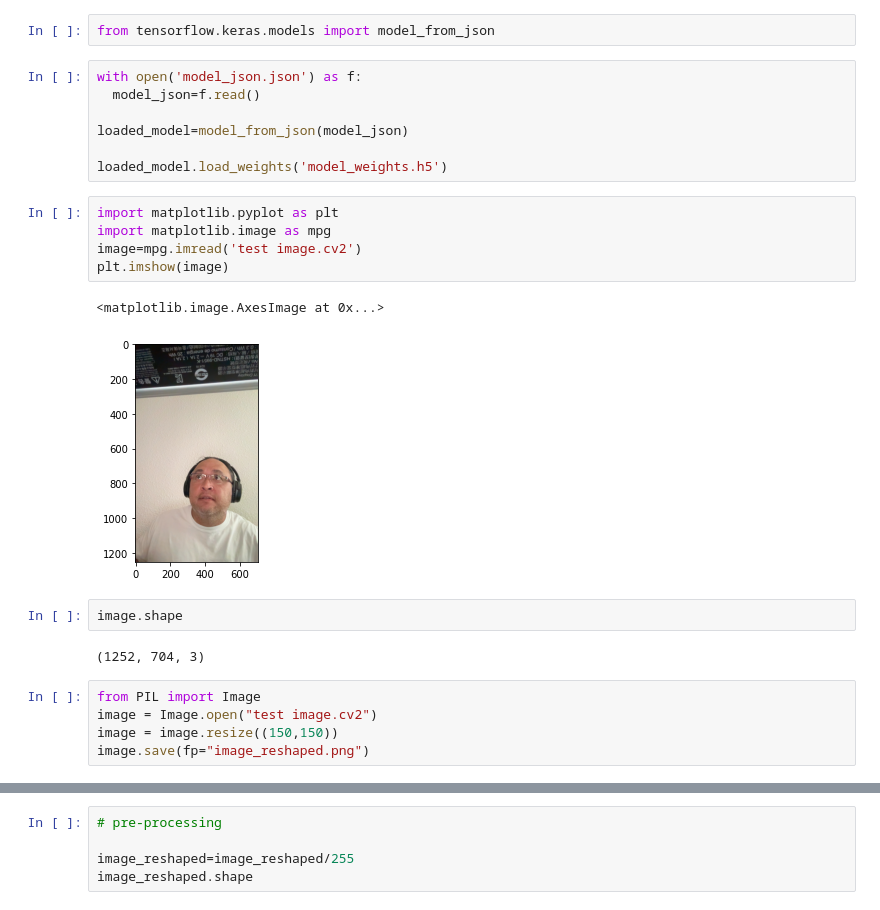
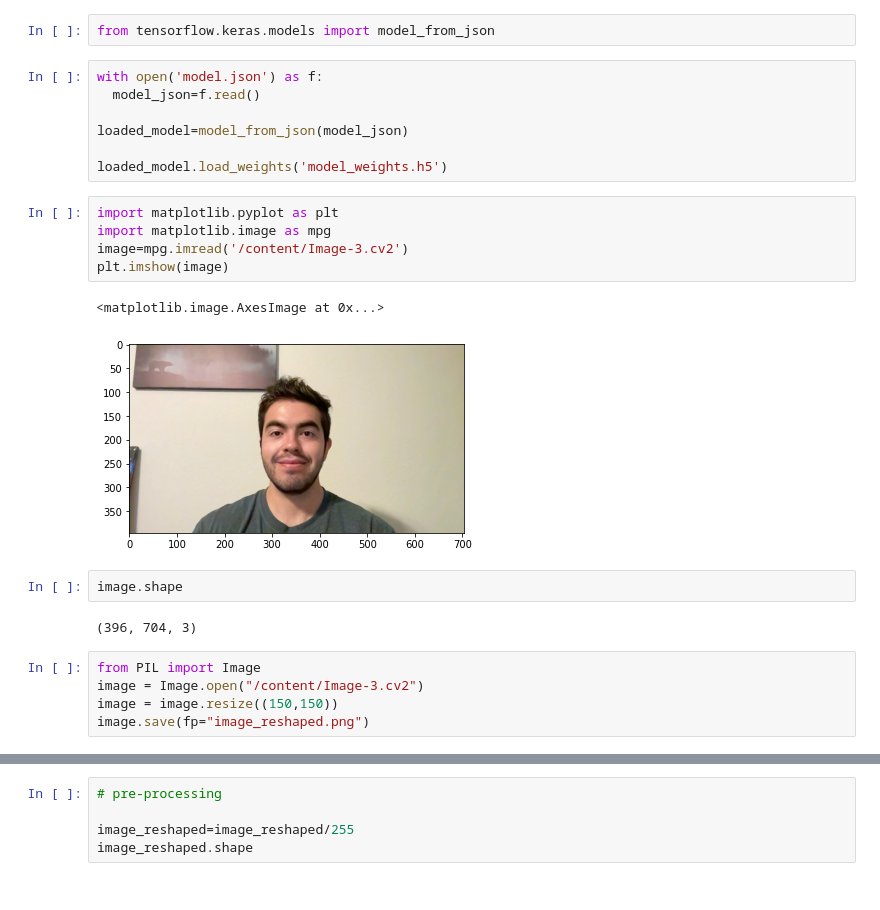
Before and after one commit to DigitalGoldRush/Project-2-Emotional-recognition, a Jupyter notebook: streamlit_image_uploader.ipynb, the cells around one changed output, grey strips where cells are left out. Cells and saved outputs as stored; diff of their text form.

```diff
--- a/streamlit_image_uploader.ipynb
+++ b/streamlit_image_uploader.ipynb
@@ -3,7 +3,7 @@
 # %%
 from tensorflow.keras.models import model_from_json
 # %%
-with open('model_json.json') as f:
+with open('model.json') as f:
   model_json=f.read()
 
 loaded_model=model_from_json(model_json)
@@ -12,18 +12,18 @@ loaded_model.load_weights('model_weights.h5')
 # %%
 import matplotlib.pyplot as plt
 import matplotlib.image as mpg
-image=mpg.imread('test image.cv2')
+image=mpg.imread('/content/Image-3.cv2')
 plt.imshow(image)
 # %% [output]
 <matplotlib.image.AxesImage at 0x...>
-[figure, old version]
+[figure, new version]
 # %%
 image.shape
 # %% [output]
-(1252, 704, 3)
+(396, 704, 3)
 # %%
 from PIL import Image
-image = Image.open("test image.cv2")
+image = Image.open("/content/Image-3.cv2")
 image = image.resize((150,150))
 image.save(fp="image_reshaped.png")
 # %%
```
Also changed, not shown: parts of 5 cells of this notebook.
